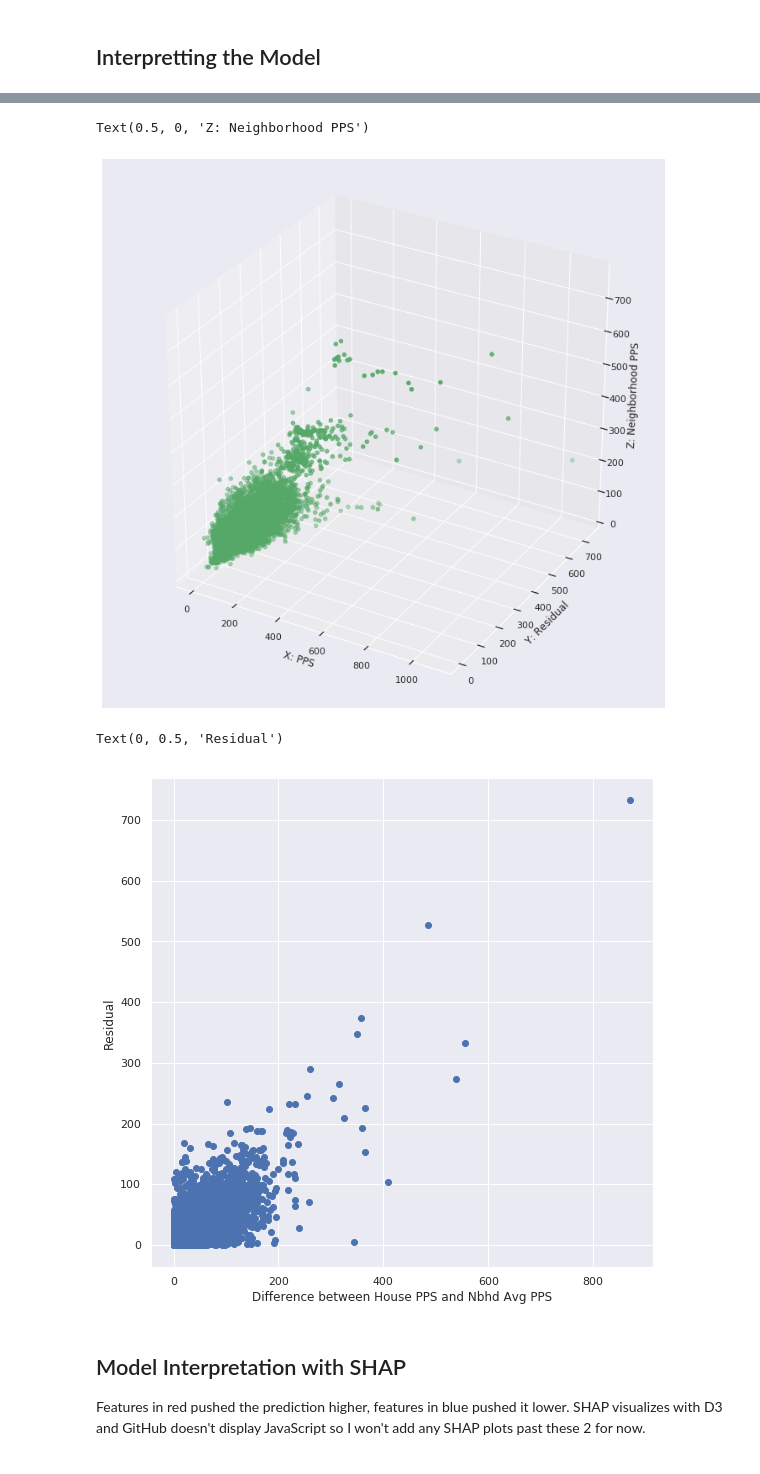
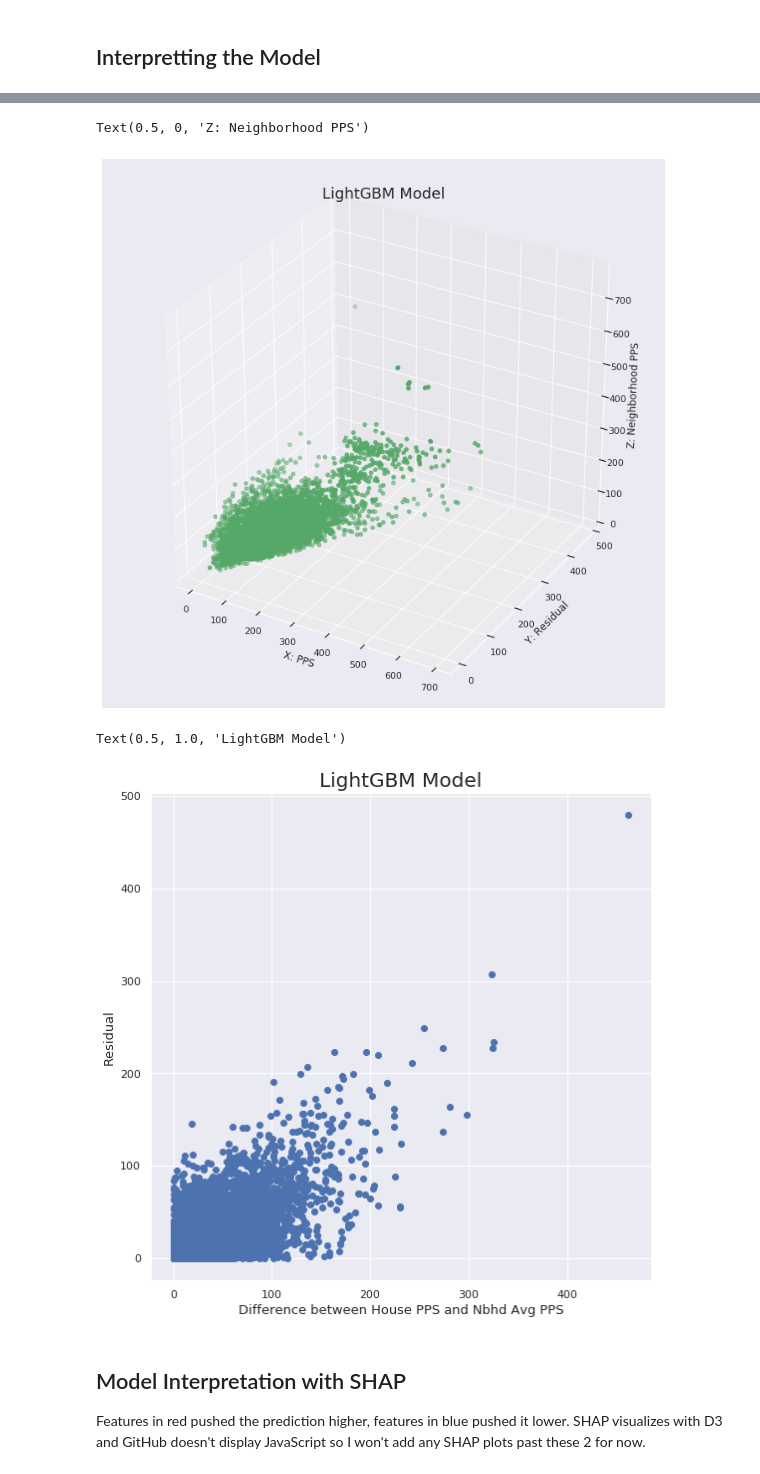
Before and after one commit to drewlehe/Nashville, a Jupyter notebook: PPS-model.ipynb, the cells around one changed output, grey strips where cells are left out. Saved outputs shown, nothing was run; the diff lists cells and outputs as text; code cells hidden in the pictures.

```diff
--- a/PPS-model.ipynb
+++ b/PPS-model.ipynb
@@ -217,12 +167,12 @@ df2 = df[['Log NbhdRatio','Building Condition','Log SqFt','Log Fixtures','Buildi
 df2=df2.dropna()
 # %%
 #dtreeviz doesn't work with features whose names have spaces.
-df2.columns = ['Log-NbhdRatio', 'Building-Condition', 'Log-SqFt', 'Log-Fixtures',
+df2.columns = ['Log-Built','Log-NbhdRatio', 'Building-Condition', 'Log-SqFt', 'Log-Fixtures',
        'Building-Type-Custom', 'Building-Grade', 'Exterior-Wall', 'Year',
        'Log-NbhdPPS', 'PPS', 'Quarter', 'Log-Assessment', 'Year-Built', 'Zone']
 # %%
 from sklearn.model_selection import train_test_split
-X= pd.get_dummies(df2[['Zone','Log-NbhdPPS','Building-Grade','Log-SqFt','Year', 'Log-Assessment','Log-Fixtures','Exterior-Wall', 'Year-Built']])
+X= pd.get_dummies(df2[['Log-Built','Log-NbhdPPS','Log-NbhdRatio','Log-SqFt','Year','Log-Fixtures', 'Quarter','Building-Grade', 'Building-Type-Custom', 'Log-Assessment']])
 y=df2['PPS']
 X_train, X_test, y_train, y_test = train_test_split(X, y, test_size=0.28, random_state=42)
 # %%
@@ -313,17 +255,19 @@ import lightgbm as lgb
 dtrain = lgb.Dataset(X_train, label=y_train)
 dvalid = lgb.Dataset(X_test,y_test)
 evals_result={}
-params = {'learning_rate': 0.18, 'max_depth': 5, 'min_child_weight': 30, 'n_estimators': 500, 'num_leaves': 350}
+params = {'objective':'regression_l1', 'max_depth': 6,'reg_alpha':2, 'metric':'l1',
+          'min_child_weight': 40, 'n_estimators': 1000, 'num_leaves': 250}
 gbm = lgb.train(params=params,
                 train_set= dtrain,
                 valid_sets=[dtrain, dvalid],
-                num_boost_round=100,
                 evals_result=evals_result,
-                verbose_eval=10)
+                verbose_eval=100)
 y_predgbm=gbm.predict(X_test)
 print('RMSE: {}'.format(MSE(y_test,y_predgbm)**0.5))
 print('Median Absolute Error: {}'.format(MAE(y_test,y_predgbm)))
 print('Mean Absolute Error: {}'.format(mean_absolute_error(y_test, y_predgbm)))
 print('Coefficient of Determination: {}'.format(r2_score(y_test, y_predgbm)))
-print('Mean Squared Logarithmic Error: {}'.format(MSLE(np.abs(y_predgbm),np.abs(y_test))))
+print('Root Mean Squared Logarithmic Error: {}'.format(MSLE(np.abs(y_predgbm),np.abs(y_test))**0.5))
+lgb.plot_metric(booster=evals_result)
+lgb.plot_importance(gbm, max_num_features=10)
 # %% [output]
@@ -479,10 +435,10 @@ import matplotlib.pyplot as plt
 fig = plt.figure(figsize=(12,12))
 ax = fig.add_subplot(111, projection='3d')
 
-x =copiedxg['Actual']
-y =copiedxg['Residual']
-z =copiedxg['Log-NbhdPPS'].map(lambda x: np.exp(x))
-
+x =copiedlgb['Actual']
+y =copiedlgb['Residual']
+z =copiedlgb['Log-NbhdPPS'].map(lambda x: np.exp(x))
+plt.title('LightGBM Model', fontsize=18)
 ax.scatter(x, y, z, c='g', marker='o')
 ax.set_xlabel('X: PPS')
 ax.set_ylabel('Y: Residual')
@@ -492,20 +448,21 @@ ax.set_zlabel('Z: Neighborhood PPS')
 #To clarify: these observations are up (high Neighborhood PPS), to the left (low PPS), and back (high residual error)
 # %% [output]
 Text(0.5, 0, 'Z: Neighborhood PPS')
-[figure, old version]
+[figure, new version]
 # %%
-diff = np.abs(copiedxg['Actual']-copiedxg['Log-NbhdPPS'].map(lambda x: np.exp(x)))
+diff = np.abs(copiedlgb['Actual']-copiedlgb['Log-NbhdPPS'].map(lambda x: np.exp(x)))
 plt.figure(figsize=(9,9))
-plt.scatter(diff,copiedxg['Residual'])
-plt.xlabel('Difference between House PPS and Nbhd Avg PPS')
-plt.ylabel('Residual')
+plt.scatter(diff,copiedlgb['Residual'])
+plt.xlabel('Difference between House PPS and Nbhd Avg PPS', fontsize=13)
+plt.ylabel('Residual', fontsize=13)
+plt.title('LightGBM Model', fontsize=20)
 #So the residual is linearly correlated with how different the house's PPS is from the average PPS in its neighborhood.
 #However, NeighborhoodPPS is an important feature in the ML model and performance suffers without it
 #To me, this means the NeighborhoodPPS is a good start for a metric, but can be improved (with historical sales data)
 #In my next iteration of the model, I'll put in more info about sales in each neighborhood.
 # %% [output]
-Text(0, 0.5, 'Residual')
+Text(0.5, 1.0, 'LightGBM Model')
-[figure, old version]
+[figure, new version]
 # %% [markdown]
 ## Model Interpretation with SHAP
 Features in red pushed the prediction higher, features in blue pushed it lower.
```
Also changed, not shown: parts of 41 cells of this notebook.
